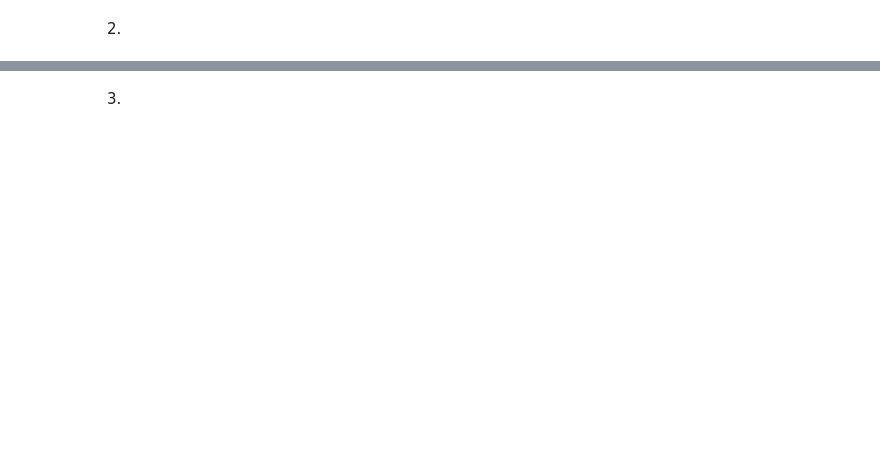
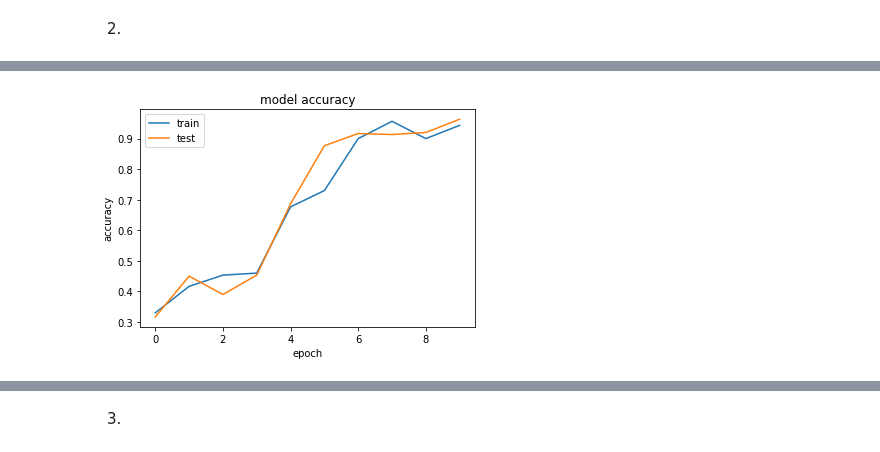
Before and after one commit to charles66820/CREMIfiles, a Jupyter notebook: ia/project/projet_master.ipynb, the cells around one changed output, grey strips where cells are left out. Saved outputs shown, nothing was run; the diff lists cells and outputs as text; code cells hidden in the pictures; blank space fills up the shorter version.

```diff
--- a/ia/project/projet_master.ipynb
+++ b/ia/project/projet_master.ipynb
@@ -175,2 +172,31 @@ Creating data:
+# %%
+def showAccuracies(hist):
+  # plot accuracies
+  plt.plot(hist.history['accuracy'])
+  plt.plot(hist.history['val_accuracy'])
+  plt.title('model accuracy')
+  plt.xlabel('epoch')
+  plt.ylabel('accuracy')
+  plt.legend(['train', 'test'], loc='upper left')
+  plt.show()
 # %% [markdown]
 2.
+# %%
+#  hyper-paramètres
+epochs = 10 # 20
+batch_size = 64 # 128
+num_neurons = 128 # num_pixels
+# %%
+def simpleModel():
+  model = Sequential()
+  model.add(Dense(num_neurons, input_dim=num_pixels,
+            activation='relu', kernel_initializer='normal'))
+  model.add(Dense(num_classes, input_dim=num_neurons,
+            activation='softmax', kernel_initializer='normal'))
+  model.compile(loss='categorical_crossentropy',
+                optimizer='Adam', metrics=['accuracy'])
+  # Adam sgd
+  return model
+# %%
+model = simpleModel()
+model.summary()
@@ -176,0 +216,8 @@ Creating data:
+# %%
+hist = model.fit(X_train_False, Y_train_False, validation_data=(
+    X_test_False, Y_test_False), epochs=epochs, batch_size=batch_size)
+scores = model.evaluate(X_test_False, Y_test_False)
+print("Test loss: %.2f%%" % (scores[0]))
+print("Test accuracy: %.2f%%" % (scores[1] * 100))
+showAccuracies(hist)
+# %% [output]
@@ -176,0 +241 @@ Creating data:
+[figure, added]
```
Also changed, not shown: parts of 24 cells of this notebook.
